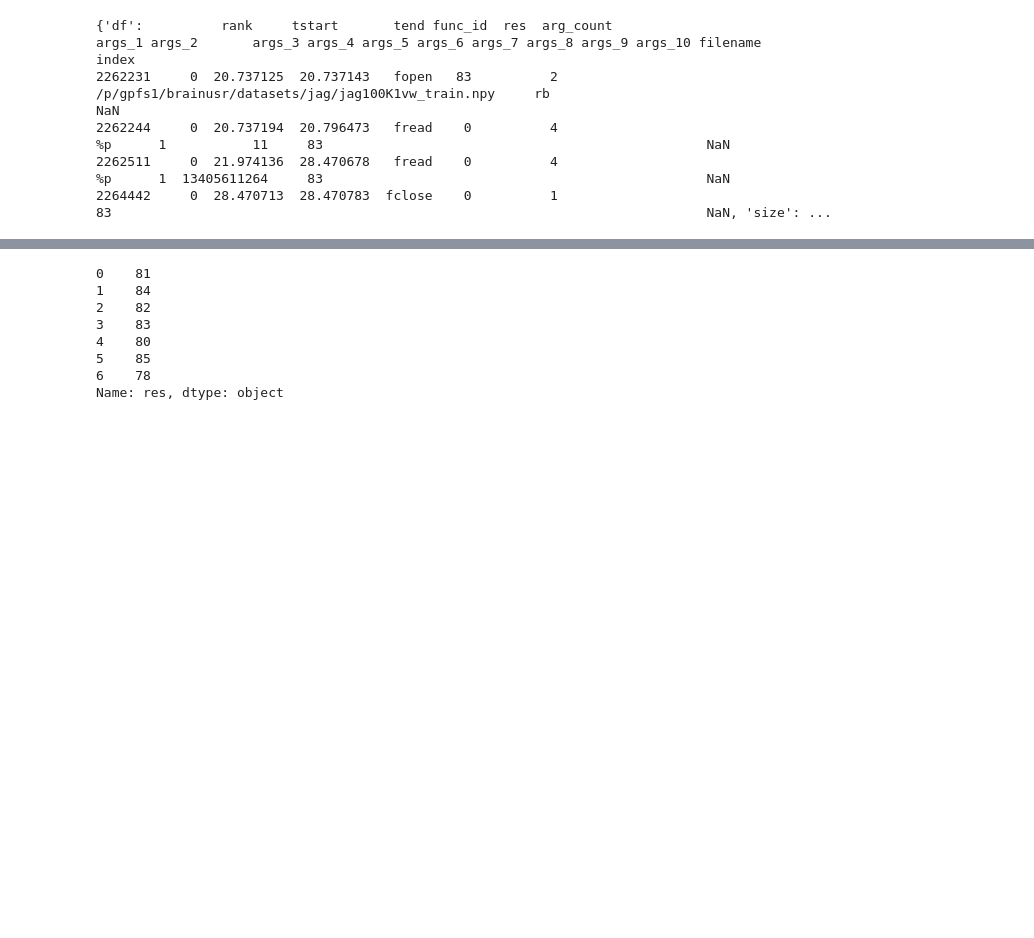
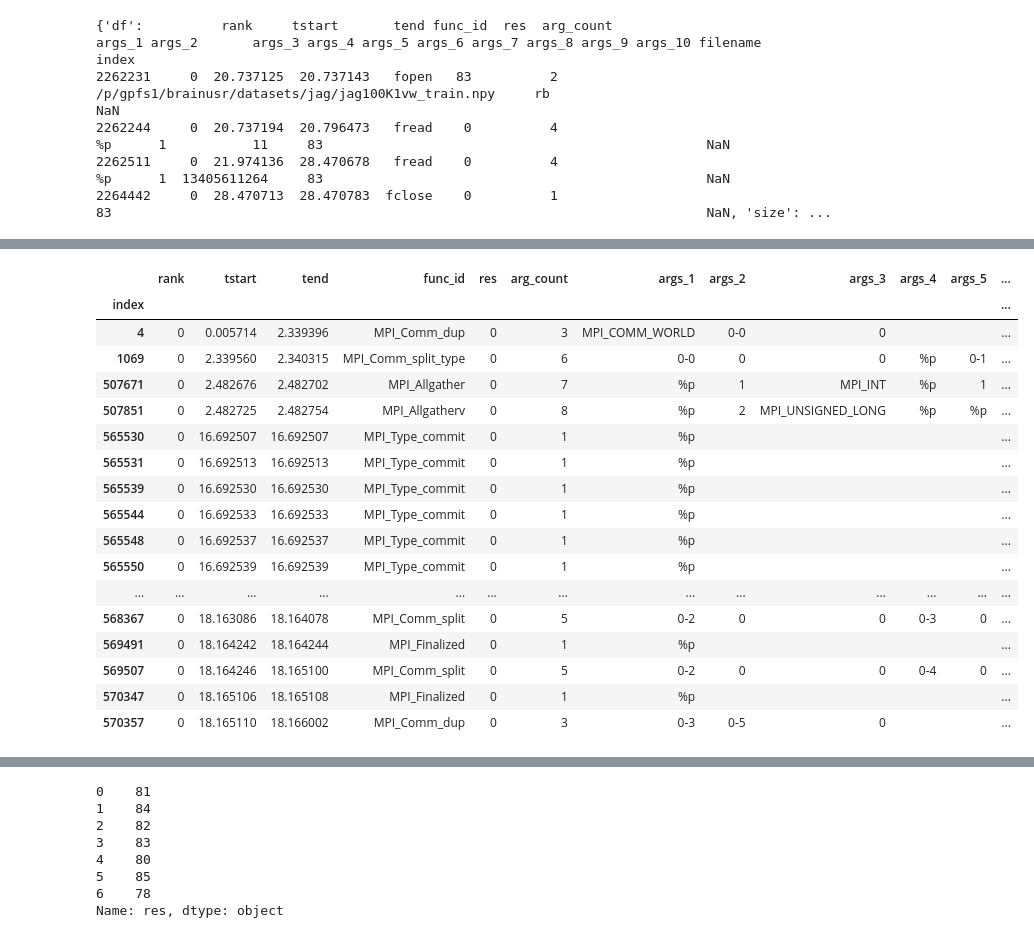
Before and after one commit to hariharan-devarajan/taxonomy, a Jupyter notebook: analysis/notebooks/recorder/jag-recorder2parquet.ipynb, the cells around one changed output, grey strips where cells are left out. Drawn from its saved outputs; the diff is of its cells as text; code cells hidden in the pictures; blank space fills up the shorter version.

```diff
--- a/analysis/notebooks/recorder/jag-recorder2parquet.ipynb
+++ b/analysis/notebooks/recorder/jag-recorder2parquet.ipynb
@@ -653,0 +669,23 @@ file = "{}/{}.gz".format(chrome_timeline_folder, chrome_timeline_filename)
+# %%
+mpi_rank_df = []
+mpi_rank_events = []
+for rank in range(num_ranks):
+    mpi_rank_df.append(ddf_comm[ddf_comm['rank'] ==  rank])
+    mpi_rank_events.append([])
+# %%
+def compute_mpi_rank(rank):
+    mpi_rank_df[rank] = mpi_rank_df[rank].compute()
+    return rank
+def thread_print(string):
+    print(f'{string}\n', end='')
+
+with ThreadPoolExecutor(max_workers = 40) as executor:
+    future_gen = {executor.submit(compute_mpi_rank, rank): rank for rank in range(num_ranks)}
+    for future in concurrent.futures.as_completed(future_gen):
+        rank = future_gen[future]
+        try:
+            data = future.result()
+        except Exception as exc:
+            thread_print('%r generated an exception: %s' % (rank, exc))
+        else:
+            thread_print('%r data computed' % (rank))
@@ -653,0 +710,25 @@ file = "{}/{}.gz".format(chrome_timeline_folder, chrome_timeline_filename)
+# %%
+for rank in range(num_ranks):
+    mpi_rank_df[rank].loc[(mpi_rank_df[rank]['tstart'] < 0),'tstart']=0
+    mpi_rank_df[rank].loc[(mpi_rank_df[rank]['tstart'] > mpi_rank_df[rank]['tend']),'tstart']=0
+# %%
+mpi_rank_df[0].head(20)
+# %% [output]
+|  | rank | tstart | tend | func_id | res | arg_count | args_1 | args_2 | args_3 | args_4 | args_5 | ... |
+| index |  |  |  |  |  |  |  |  |  |  |  | ... |
+| 4 | 0 | 0.005714 | 2.339396 | MPI_Comm_dup | 0 | 3 | MPI_COMM_WORLD | 0-0 | 0 |  |  | ... |
+| 1069 | 0 | 2.339560 | 2.340315 | MPI_Comm_split_type | 0 | 6 | 0-0 | 0 | 0 | %p | 0-1 | ... |
+| 507671 | 0 | 2.482676 | 2.482702 | MPI_Allgather | 0 | 7 | %p | 1 | MPI_INT | %p | 1 | ... |
+| 507851 | 0 | 2.482725 | 2.482754 | MPI_Allgatherv | 0 | 8 | %p | 2 | MPI_UNSIGNED_LONG | %p | %p | ... |
+| 565530 | 0 | 16.692507 | 16.692507 | MPI_Type_commit | 0 | 1 | %p |  |  |  |  | ... |
+| 565531 | 0 | 16.692513 | 16.692513 | MPI_Type_commit | 0 | 1 | %p |  |  |  |  | ... |
+| 565539 | 0 | 16.692530 | 16.692530 | MPI_Type_commit | 0 | 1 | %p |  |  |  |  | ... |
+| 565544 | 0 | 16.692533 | 16.692533 | MPI_Type_commit | 0 | 1 | %p |  |  |  |  | ... |
+| 565548 | 0 | 16.692537 | 16.692537 | MPI_Type_commit | 0 | 1 | %p |  |  |  |  | ... |
+| 565550 | 0 | 16.692539 | 16.692539 | MPI_Type_commit | 0 | 1 | %p |  |  |  |  | ... |
+| ... | ... | ... | ... | ... | ... | ... | ... | ... | ... | ... | ... | ... |
+| 568367 | 0 | 18.163086 | 18.164078 | MPI_Comm_split | 0 | 5 | 0-2 | 0 | 0 | 0-3 | 0 | ... |
+| 569491 | 0 | 18.164242 | 18.164244 | MPI_Finalized | 0 | 1 | %p |  |  |  |  | ... |
+| 569507 | 0 | 18.164246 | 18.165100 | MPI_Comm_split | 0 | 5 | 0-2 | 0 | 0 | 0-4 | 0 | ... |
+| 570347 | 0 | 18.165106 | 18.165108 | MPI_Finalized | 0 | 1 | %p |  |  |  |  | ... |
+| 570357 | 0 | 18.165110 | 18.166002 | MPI_Comm_dup | 0 | 3 | 0-3 | 0-5 | 0 |  |  | ... |
```
Also changed, not shown: parts of 31 cells of this notebook.
